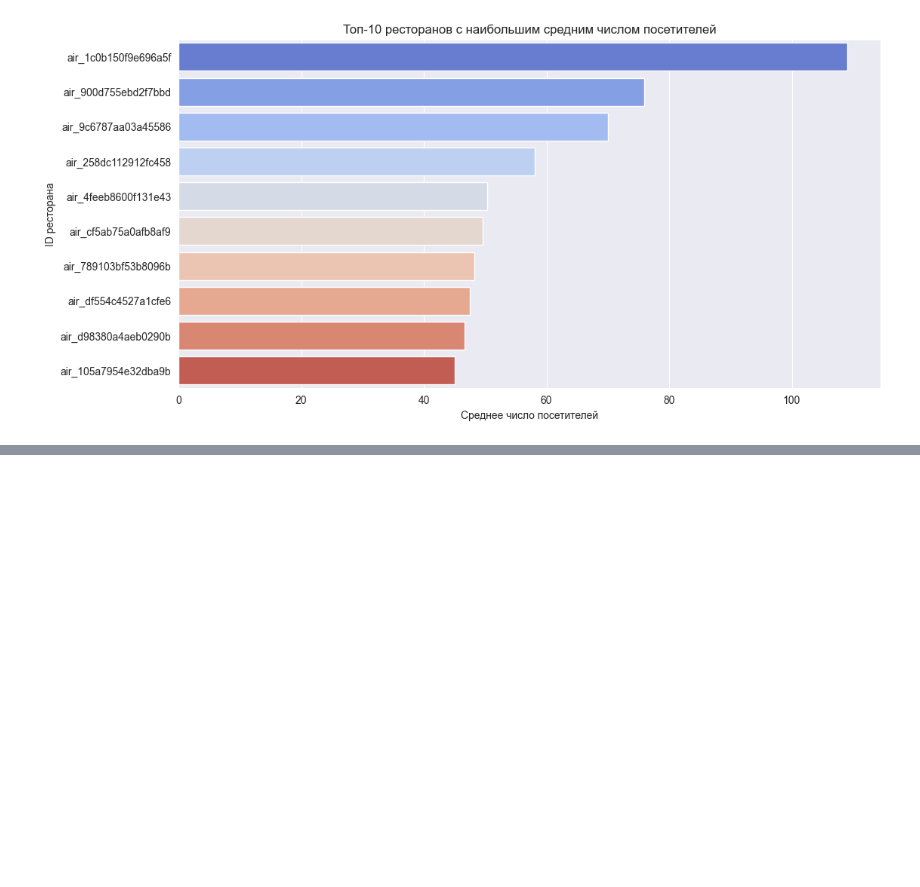
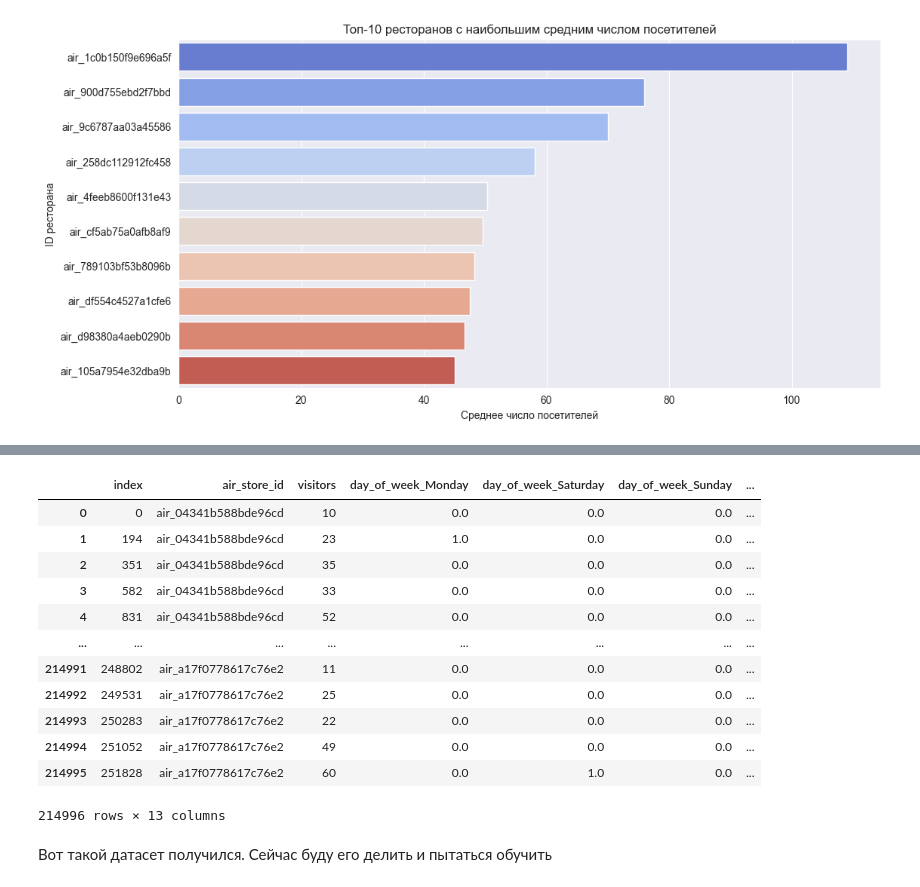
Before and after one commit to FEDOROV-ALEXANDER/ML_kurs2022, a Jupyter notebook: Homework/Homework2024/homework2024.ipynb, the cells around one changed output, grey strips where cells are left out. Saved outputs shown, nothing was run; the diff lists cells and outputs as text; code cells hidden in the pictures; blank space fills up the shorter version.

```diff
--- a/Homework/Homework2024/homework2024.ipynb
+++ b/Homework/Homework2024/homework2024.ipynb
@@ -887,0 +844,4 @@ for col in cols:
+# %%
+df['visit_date'] = pd.to_datetime(df['visit_date'])
+df['day_of_week'] = df['day_of_week'].astype('category')
+df['holiday_flg'] = df['holiday_flg'].astype('category')
@@ -887,0 +864,23 @@ for col in cols:
+# %%
+from sklearn.preprocessing import OneHotEncoder
+encoder = OneHotEncoder(sparse_output=False, drop='first')
+
+# Применение OneHotEncoder к признакам 'day_of_week' и 'holiday_flg'
+encoded_features = encoder.fit_transform(df[['day_of_week', 'holiday_flg']])
+
+# Создание DataFrame с закодированными признаками
+encoded_df = pd.DataFrame(encoded_features, columns=encoder.get_feature_names_out(['day_of_week', 'holiday_flg']))
+
+# Объединение исходного DataFrame с закодированными признаками
+df = pd.concat([df.drop(columns=['day_of_week', 'holiday_flg']), encoded_df], axis=1)
+
+# Преобразование 'visit_date' в отдельные признаки (год, месяц, день)
+df['year'] = df['visit_date'].dt.year
+df['month'] = df['visit_date'].dt.month
+df['day'] = df['visit_date'].dt.day
+
+# Удаление столбца 'visit_date'
+df.drop(columns=['visit_date'], inplace=True)
+
+# Вывод результата
+print(df.head())
@@ -887,0 +908,18 @@ for col in cols:
+# %%
+df
+# %% [output]
+|  | index | air_store_id | visitors | day_of_week_Monday | day_of_week_Saturday | day_of_week_Sunday | ... |
+| 0 | 0 | air_04341b588bde96cd | 10 | 0.0 | 0.0 | 0.0 | ... |
+| 1 | 194 | air_04341b588bde96cd | 23 | 1.0 | 0.0 | 0.0 | ... |
+| 2 | 351 | air_04341b588bde96cd | 35 | 0.0 | 0.0 | 0.0 | ... |
+| 3 | 582 | air_04341b588bde96cd | 33 | 0.0 | 0.0 | 0.0 | ... |
+| 4 | 831 | air_04341b588bde96cd | 52 | 0.0 | 0.0 | 0.0 | ... |
+| ... | ... | ... | ... | ... | ... | ... | ... |
+| 214991 | 248802 | air_a17f0778617c76e2 | 11 | 0.0 | 0.0 | 0.0 | ... |
+| 214992 | 249531 | air_a17f0778617c76e2 | 25 | 0.0 | 0.0 | 0.0 | ... |
+| 214993 | 250283 | air_a17f0778617c76e2 | 22 | 0.0 | 0.0 | 0.0 | ... |
+| 214994 | 251052 | air_a17f0778617c76e2 | 49 | 0.0 | 0.0 | 0.0 | ... |
+| 214995 | 251828 | air_a17f0778617c76e2 | 60 | 0.0 | 1.0 | 0.0 | ... |
+214996 rows × 13 columns
+# %% [markdown]
+Вот такой датасет получился. Сейчас буду его делить и пытаться обучить
```
Also changed, not shown: parts of 21 cells of this notebook.
